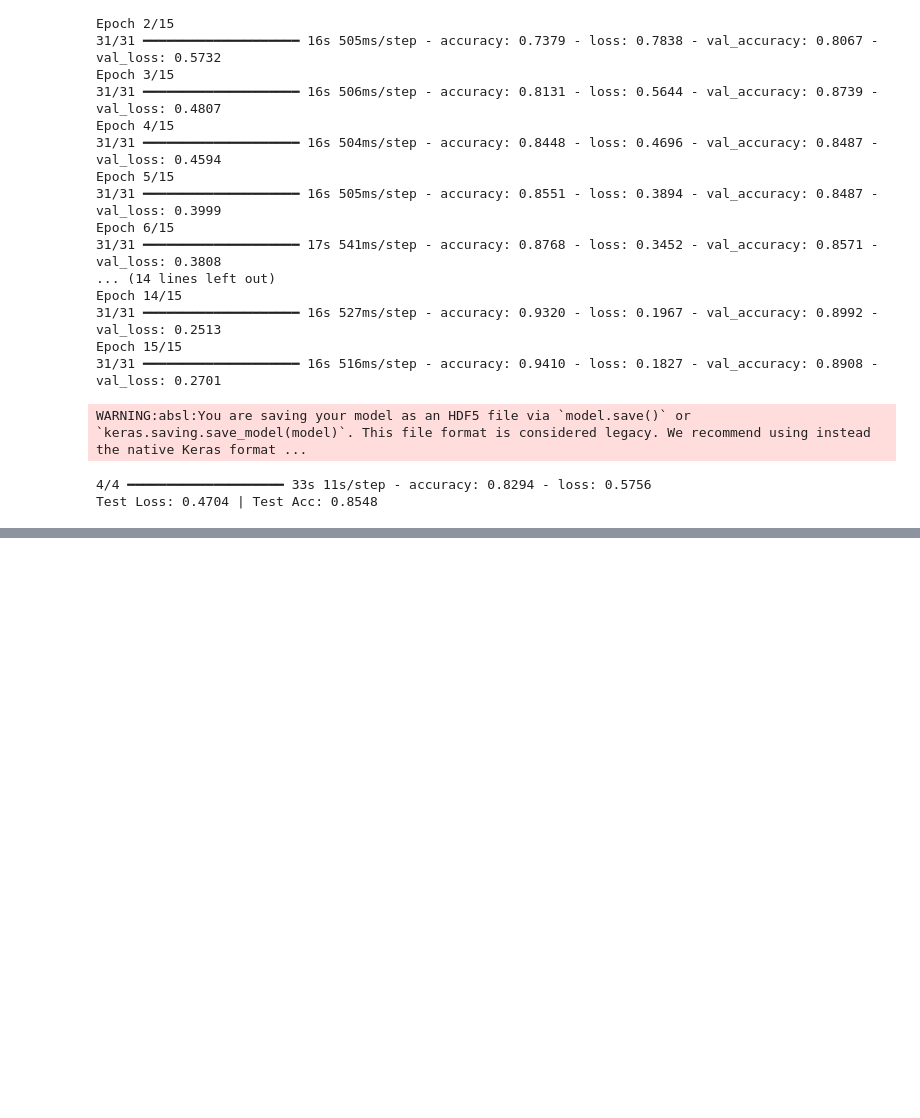
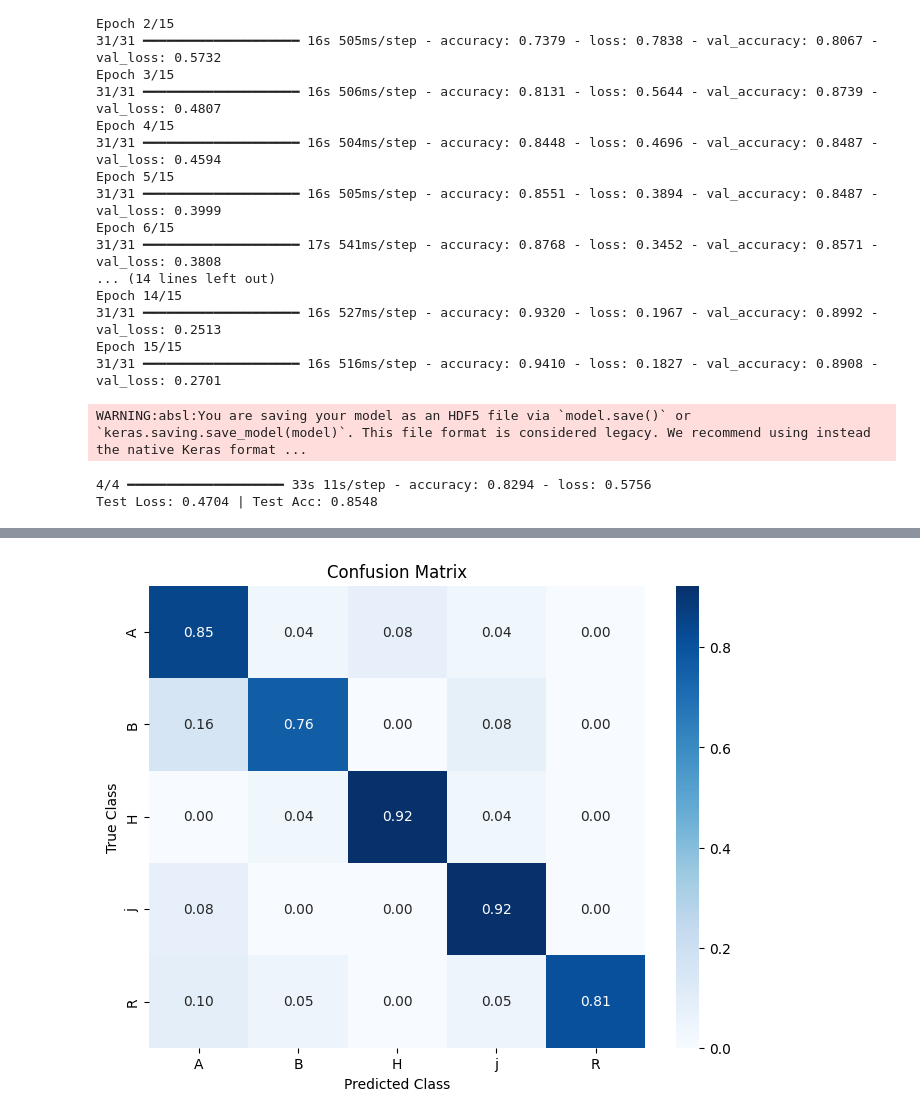
Before and after one commit to harunistik/Cattle-Breeds-Classification, a Jupyter notebook: train_resnet50.ipynb, the cells around one changed output, grey strips where cells are left out. Cells and saved outputs as stored; diff of their text form; code cells hidden in the pictures; blank space fills up the shorter version.

```diff
--- a/train_resnet50.ipynb
+++ b/train_resnet50.ipynb
@@ -121,0 +163,10 @@ Test Loss: 0.4704 | Test Acc: 0.8548
+# %%
+test_datagen = ImageDataGenerator(preprocessing_function=preprocess_input)
+
+test_data = test_datagen.flow_from_directory(
+    test_dir,
+    target_size = (IMG_SIZE, IMG_SIZE),
+    batch_size = 32,
+    class_mode = "categorical",
+    shuffle = False
+)
@@ -121,0 +200,22 @@ Test Loss: 0.4704 | Test Acc: 0.8548
+# %%
+import seaborn as sns
+from sklearn.metrics import confusion_matrix
+
+y_true = test_data.classes
+y_pred = model.predict(test_data)
+y_pred_classes = np.argmax(y_pred, axis=1)
+
+# A: Aysrhire, B: Brown Swiss, H: Holstein Friesian, J: Jersey, R: Red Dane
+class_names = ["A", "B", "H", "j", "R"]
+
+cm = confusion_matrix(y_true, y_pred_classes)
+cm_normalized = cm.astype("float") / cm.sum(axis=1)[:, np.newaxis]
+
+plt.figure(figsize=(8,6))
+sns.heatmap(cm_normalized, annot=True, fmt=".2f", cmap="Blues",
+            xticklabels=class_names, yticklabels=class_names)
+plt.xlabel("Predicted Class")
+plt.ylabel("True Class")
+plt.title("Confusion Matrix")
+plt.show()
+# %% [output]
@@ -121,0 +223 @@ Test Loss: 0.4704 | Test Acc: 0.8548
+[figure, added]
```
Also changed, not shown: parts of 8 cells of this notebook.
